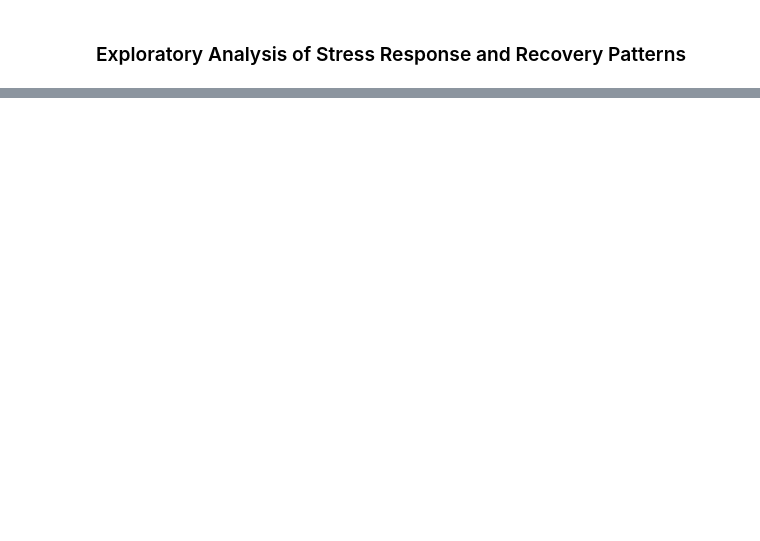
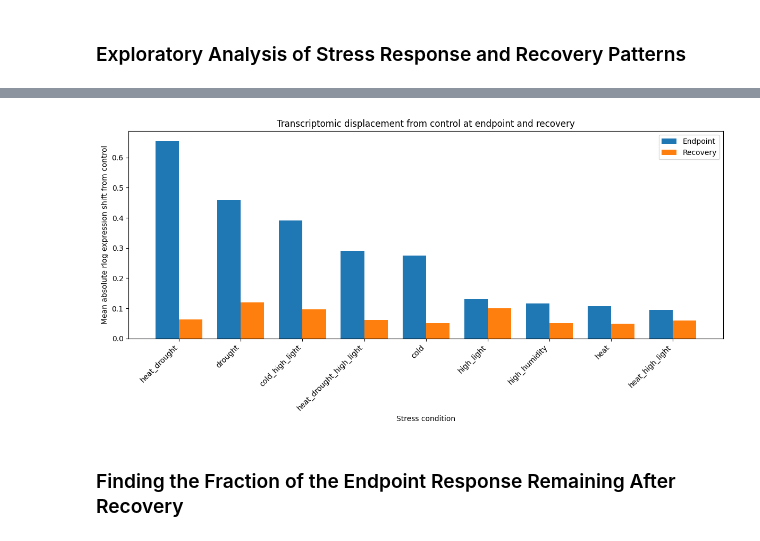
Before and after one commit to WizardNox/Arabdiopsis-Thaliana, a Jupyter notebook: notebooks/exploratory_analysis.ipynb, the cells around one changed output, grey strips where cells are left out. Drawn from its saved outputs; the diff is of its cells as text; code cells hidden in the pictures; blank space fills up the shorter version.

```diff
--- a/notebooks/exploratory_analysis.ipynb
+++ b/notebooks/exploratory_analysis.ipynb
@@ -30,0 +167,4 @@ import matplotlib.pyplot as plt
+# %%
+endpoint_expression = group_expression["endpoint"]
+
+recovery_expression = group_expression["recovery"]
@@ -30,0 +244,16 @@ import matplotlib.pyplot as plt
+# %%
+response_magnitude = pd.DataFrame({
+    "endpoint_mean_abs_shift":
+        endpoint_shift_informative.abs().mean(),
+
+    "recovery_mean_abs_shift":
+        recovery_shift_informative.abs().mean(),
+
+    "endpoint_median_abs_shift":
+        endpoint_shift_informative.abs().median(),
+
+    "recovery_median_abs_shift":
+        recovery_shift_informative.abs().median(),
+})
+
+response_magnitude
@@ -30,0 +411,55 @@ import matplotlib.pyplot as plt
+# %%
+plot_df = (
+    response_magnitude[
+        [
+            "endpoint_mean_abs_shift",
+            "recovery_mean_abs_shift"
+        ]
+    ]
+    .sort_values(
+        "endpoint_mean_abs_shift",
+        ascending=False
+    )
+)
+
+x = np.arange(len(plot_df.index))
+width = 0.38
+
+plt.figure(figsize=(12, 6))
+
+plt.bar(
+    x - width / 2,
+    plot_df["endpoint_mean_abs_shift"],
+    width,
+    label="Endpoint"
+)
+
+plt.bar(
+    x + width / 2,
+    plot_df["recovery_mean_abs_shift"],
+    width,
+    label="Recovery"
+)
+
+plt.xticks(
+    x,
+    plot_df.index,
+    rotation=45,
+    ha="right"
+)
+
+plt.ylabel("Mean absolute rlog expression shift from control")
+plt.xlabel("Stress condition")
+
+plt.title(
+    "Transcriptomic displacement from control at endpoint and recovery"
+)
+
+plt.legend()
+
+plt.tight_layout()
+plt.show()
+# %% [output]
+[figure, added]
+# %% [markdown]
+### Finding the Fraction of the Endpoint Response Remaining After Recovery
```
Also changed, not shown: parts of 198 cells of this notebook, 9 other files.
